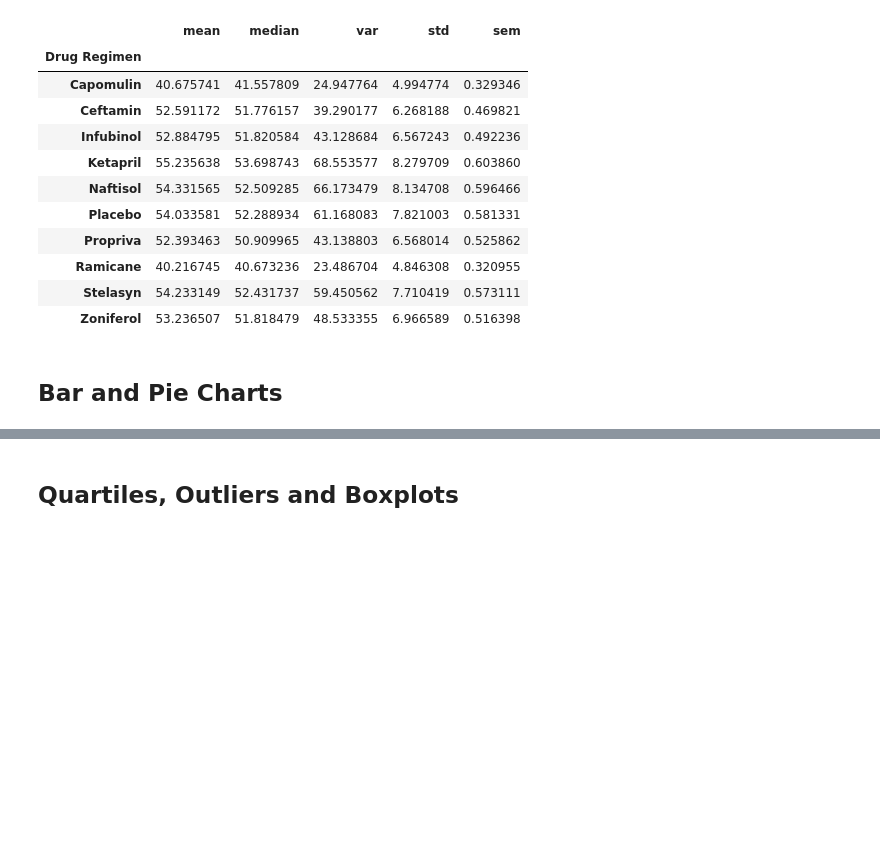
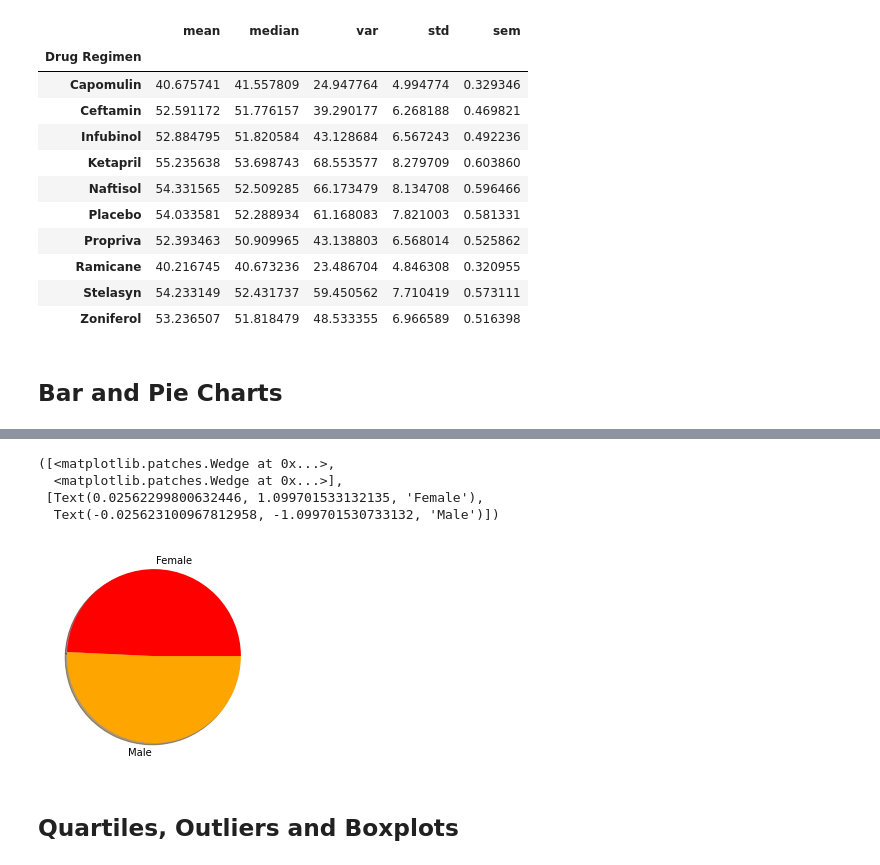
Before and after one commit to kasturiswapna/Matplotlib-challenge, a Jupyter notebook: Pymaceuticals/pymaceuticals_starter.ipynb, the cells around one changed output, grey strips where cells are left out. Saved outputs shown, nothing was run; the diff lists cells and outputs as text; code cells hidden in the pictures; blank space fills up the shorter version.

```diff
--- a/Pymaceuticals/pymaceuticals_starter.ipynb
+++ b/Pymaceuticals/pymaceuticals_starter.ipynb
@@ -122,5 +158,15 @@ reg_df['Tumor Volume (mm3)'].agg(['mean','median','var','std','sem'])
 # %%
 # Generate a pie plot showing the distribution of female versus male mice using pyplot
+labels= [df1['Mouse ID'].index[0], df1['Mouse ID'].index[-1]]
+colors = ["red", "orange"]
+explode = (0, 0)
+plt.pie(df1['Mouse ID'], explode=explode, labels=labels, colors=colors,shadow=True)
+# %% [output]
+([<matplotlib.patches.Wedge at 0x...>,
+  <matplotlib.patches.Wedge at 0x...>],
+ [Text(0.02562299800632446, 1.099701533132135, 'Female'),
+  Text(-0.025623100967812958, -1.099701530733132, 'Male')])
+[figure, added]
 # %% [markdown]
 ## Quartiles, Outliers and Boxplots
 # %%
```
Also changed, not shown: parts of 4 cells of this notebook.
